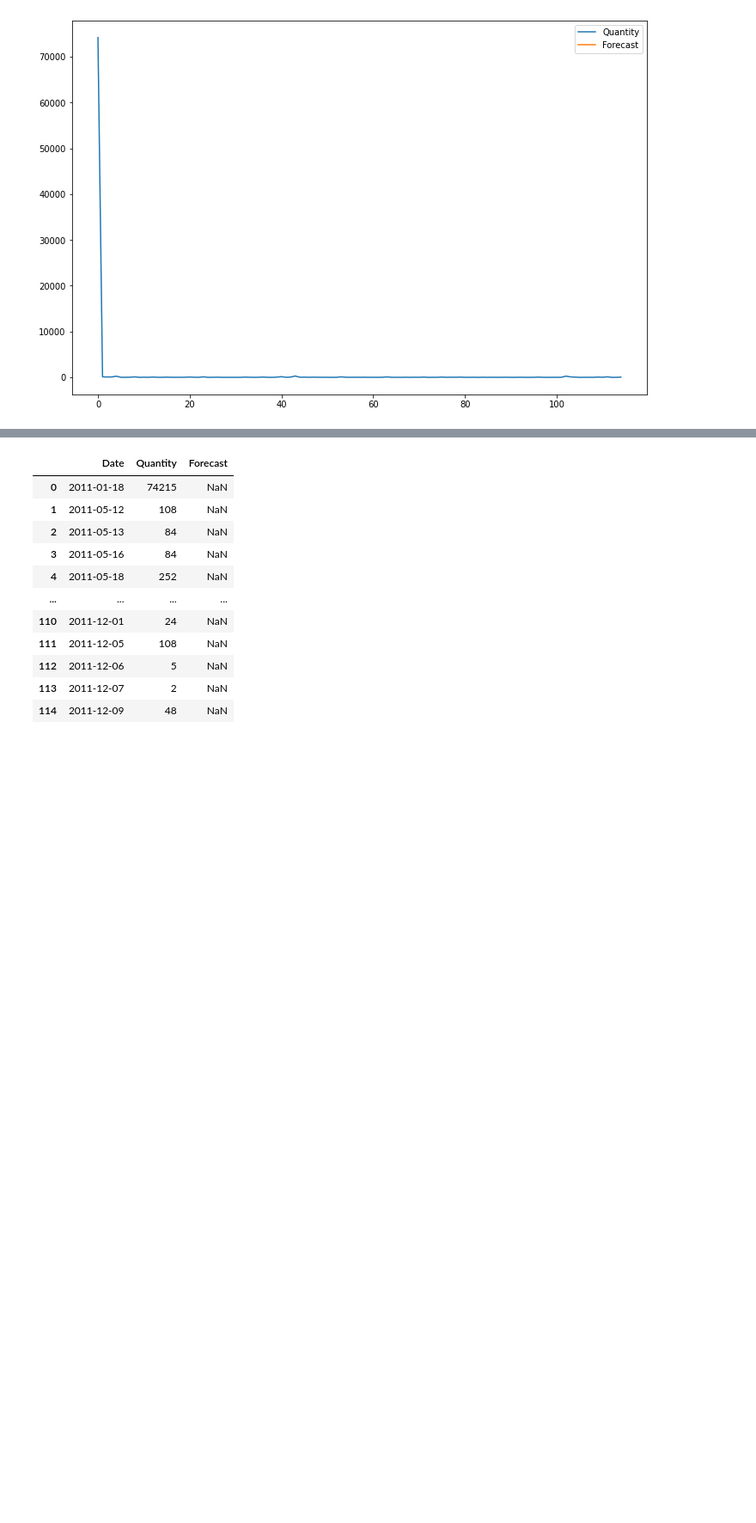
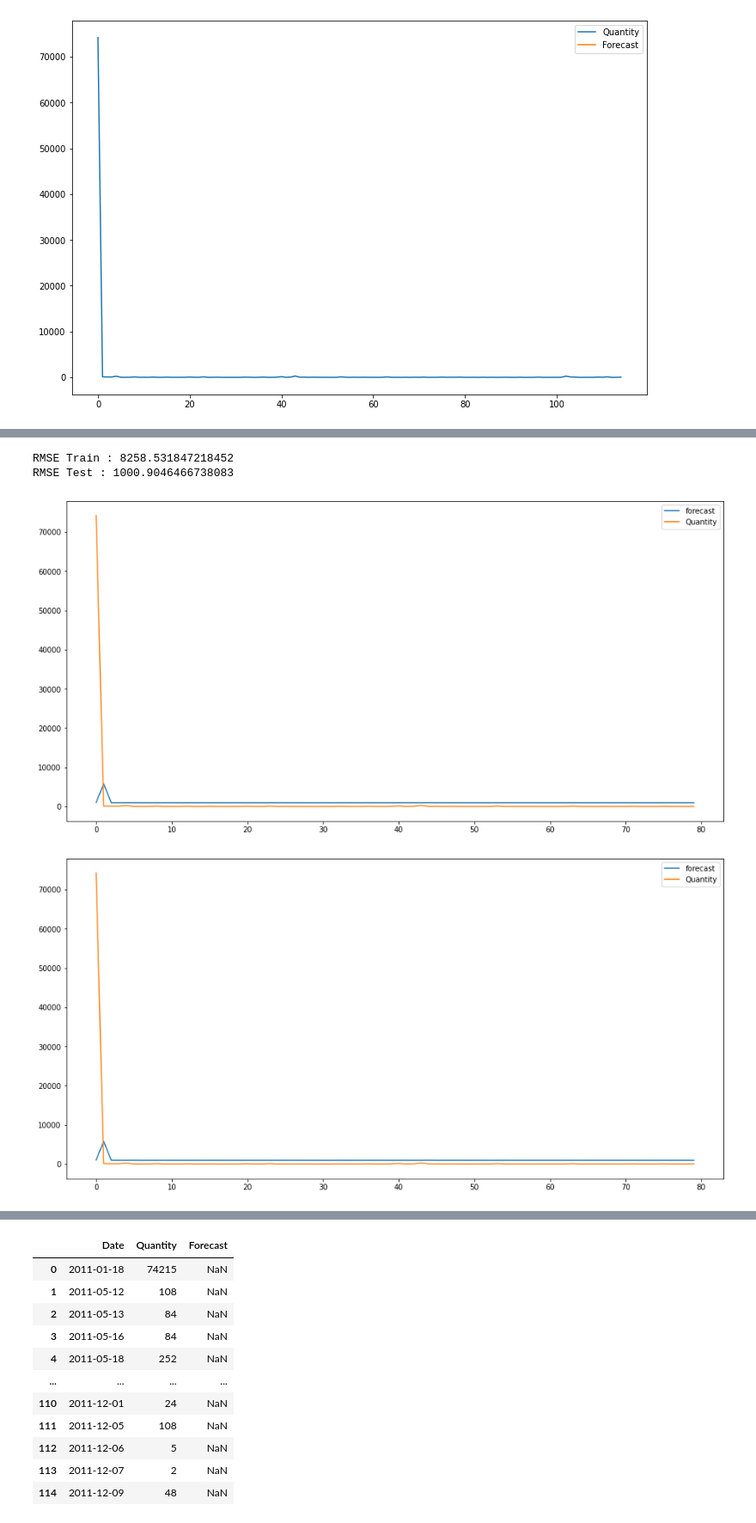
Before and after one commit to sheetalbongale/Retail-Time-Series-Analysis-and-Forecasting, a Jupyter notebook: notebooks/3_Modeling_and_Forecasting.ipynb, the cells around one changed output, grey strips where cells are left out. Shown at 86% size. Saved outputs shown, nothing was run; the diff lists cells and outputs as text; code cells hidden in the pictures; blank space fills up the shorter version.

Commit message:
Add retry for ARIMA

```diff
--- a/notebooks/3_Modeling_and_Forecasting.ipynb
+++ b/notebooks/3_Modeling_and_Forecasting.ipynb
@@ -182,0 +191,12 @@ df1_sales[['Quantity','Forecast']].plot(figsize=(12,8))
+# %%
+series_date_1 = df1_sales.Quantity
+split_time = 80
+time_d = np.arange(len(df1_sales))
+xtrain_d = series_date_1[:split_time]
+xtest_d = series_date_1[split_time:]
+timeTrain_d = time_d[:split_time]
+timeTest_d = time_d[split_time:]
+# %%
+arima_model = ARIMA(endog=xtrain_d , order=(1, 0, 0))
+arima_model_fit=arima_model.fit()
+print(arima_model_fit.summary())
@@ -182,0 +224,13 @@ df1_sales[['Quantity','Forecast']].plot(figsize=(12,8))
+# %%
+ytrain_pred = arima_model_fit.predict()
+ytest_pred = arima_model_fit.predict(start=min(timeTest_d),end=max(timeTest_d),dynamic=True)
+
+print('RMSE Train :',np.sqrt(np.mean((ytrain_pred - xtrain_d)**2)))
+print('RMSE Test :',np.sqrt(np.mean((ytest_pred - xtest_d)**2)))
+forecast = arima_model_fit.forecast(20, alpha=0.05)
+arima_model_fit.plot_predict()
+# %% [output]
+RMSE Train : 8258.531847218452
+RMSE Test : 1000.9046466738083
+[figure, added]
+[figure, added]
```
Also changed, not shown: parts of 39 cells of this notebook.
